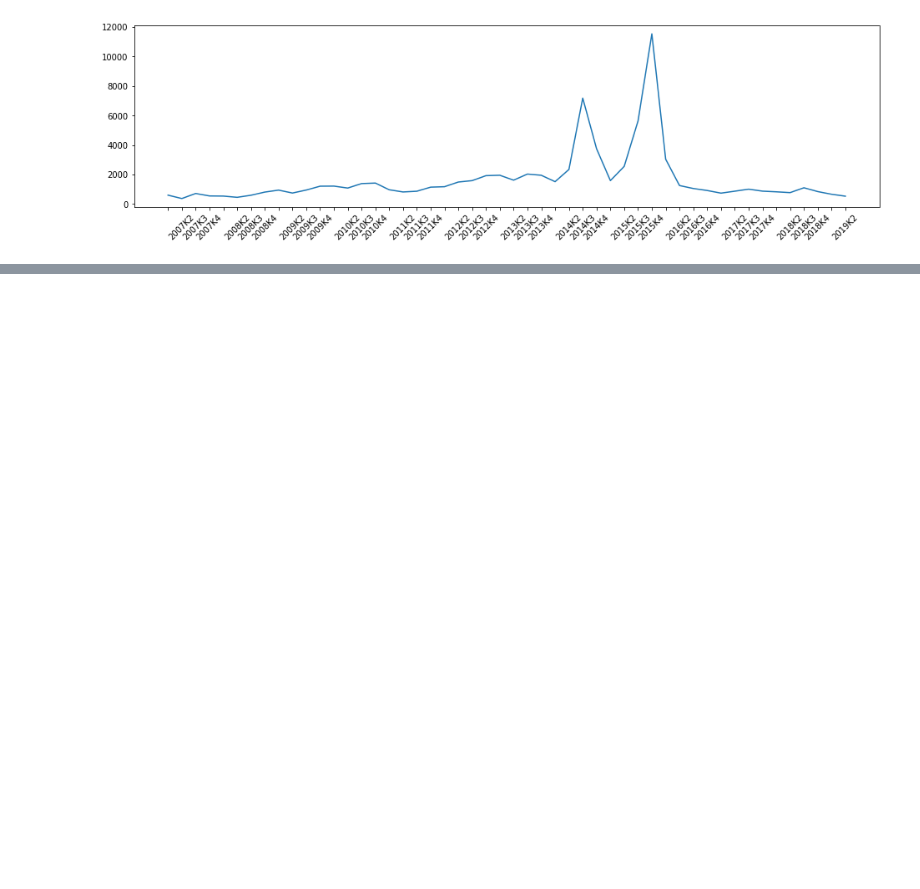
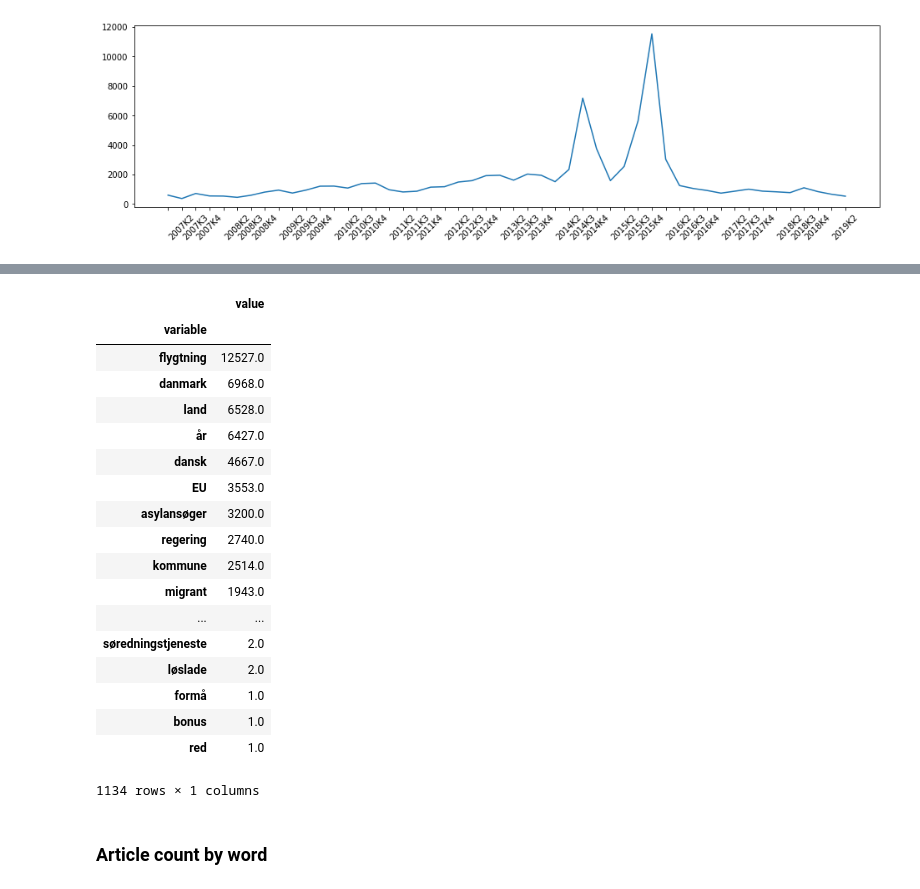
Before and after one commit to OliviaRW/group23, a Jupyter notebook: Exam/Migration/Exam tests.ipynb, the cells around one changed output, grey strips where cells are left out. Saved outputs shown, nothing was run; the diff lists cells and outputs as text; code cells hidden in the pictures; blank space fills up the shorter version.

```diff
--- a/Exam/Migration/Exam tests.ipynb
+++ b/Exam/Migration/Exam tests.ipynb
@@ -257,0 +185,24 @@ df.iloc[9064, :]['URL']
+# %%
+df_melted.groupby('variable').sum().sort_values('value', ascending = False)
+# %% [output]
+|  | value |
+| variable |  |
+| flygtning | 12527.0 |
+| danmark | 6968.0 |
+| land | 6528.0 |
+| år | 6427.0 |
+| dansk | 4667.0 |
+| EU | 3553.0 |
+| asylansøger | 3200.0 |
+| regering | 2740.0 |
+| kommune | 2514.0 |
+| migrant | 1943.0 |
+| ... | ... |
+| søredningstjeneste | 2.0 |
+| løslade | 2.0 |
+| formå | 1.0 |
+| bonus | 1.0 |
+| red | 1.0 |
+1134 rows × 1 columns
+# %% [markdown]
+### Article count by word
```
Also changed, not shown: parts of 13 cells of this notebook, 17 other files.
